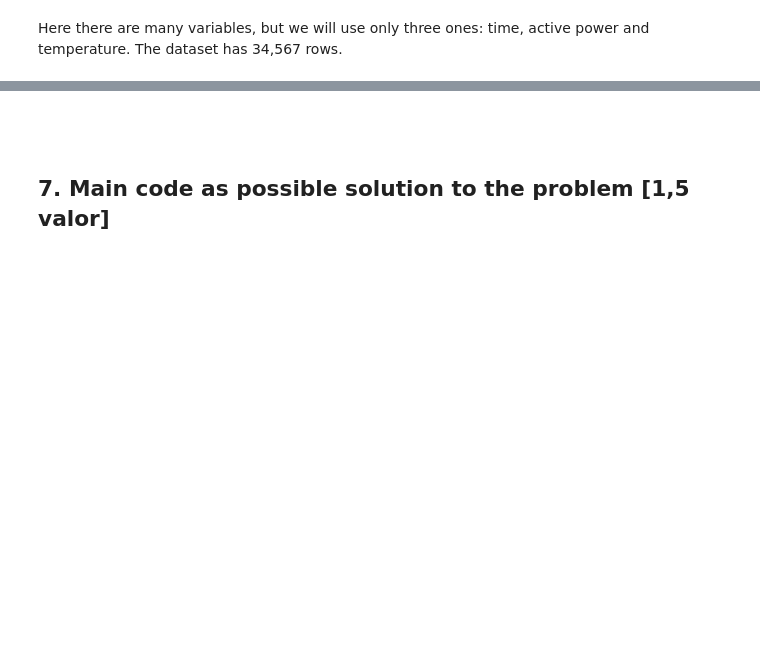
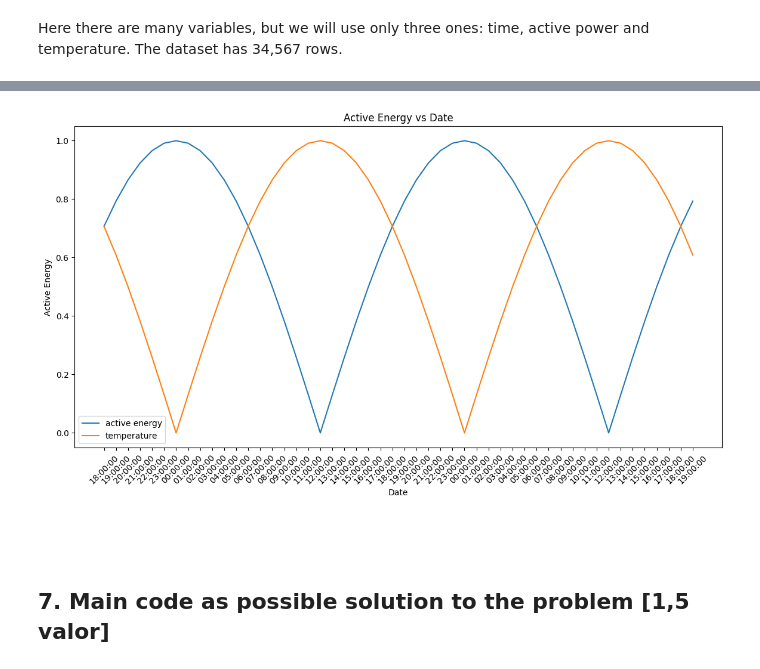
Before and after one commit to s126784/tmbd, a Jupyter notebook: Work-01-G1.ipynb, the cells around one changed output, grey strips where cells are left out. Cells and saved outputs as stored; diff of their text form; code cells hidden in the pictures; blank space fills up the shorter version.

```diff
--- a/Work-01-G1.ipynb
+++ b/Work-01-G1.ipynb
@@ -160,3 +188,21 @@ data['time_minutes'] = data['timestamp'].apply(lambda t: t.hour * 60 + t.minute)
+# %%
+# plot the historical data
+
+#use first 100 data points
+data_limit = data_f.head(50)
+
+plt.figure(figsize=(14, 7))
+plt.plot(data_limit['timestamp'], data_limit['time_cos_abs'], label='active energy')
+plt.plot(data_limit['timestamp'], data_limit['time_sin_abs'], label='temperature')
+plt.xticks(data_limit['timestamp'], data_limit['timestamp_formatted'], rotation=45)
+
+plt.xlabel('Date')
+plt.ylabel('Active Energy')
+plt.title('Active Energy vs Date')
+plt.legend()
+plt.show()
+# %% [output]
+[figure, added]
 # %% [markdown]
 <br><br>
 
```
Also changed, not shown: parts of 10 cells of this notebook.
